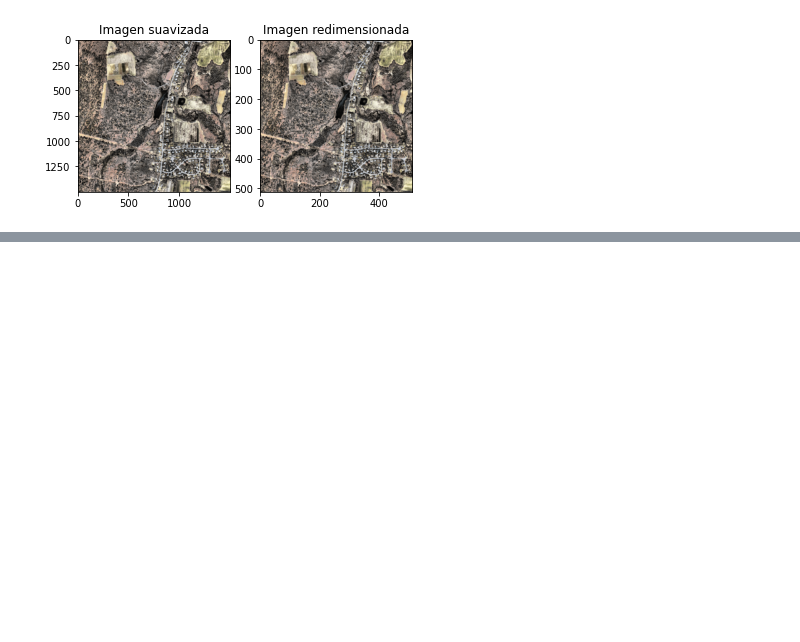
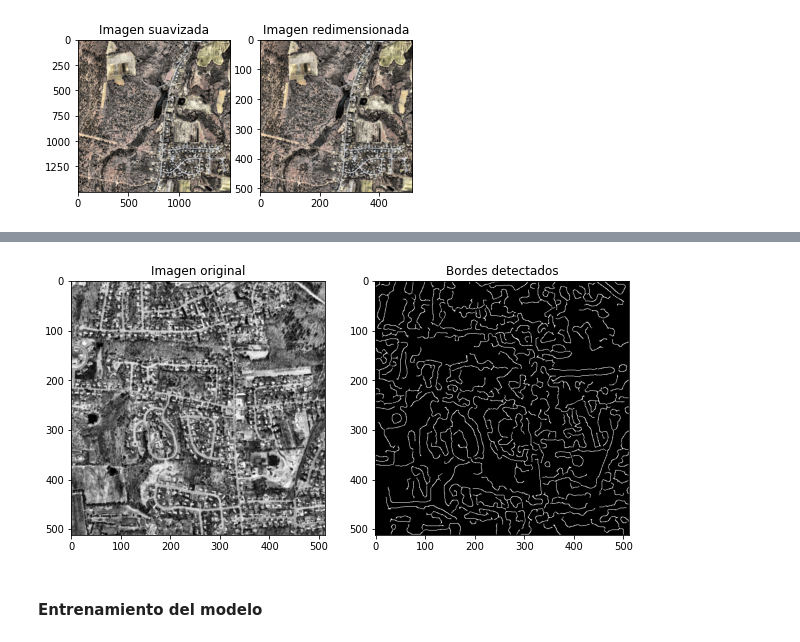
Before and after one commit to borjasoutoprego/PIVA, a Jupyter notebook: p2/p2.ipynb, the cells around one changed output, grey strips where cells are left out. Saved outputs shown, nothing was run; the diff lists cells and outputs as text; code cells hidden in the pictures; blank space fills up the shorter version.

```diff
--- a/p2/p2.ipynb
+++ b/p2/p2.ipynb
@@ -77,0 +102,25 @@ plt.show()
+# %%
+# convert resized_data to grayscale in one line
+gray_resized_data = [np.dot(img[...,:3], [0.299, 0.587, 0.114]) for img in resized_data]
+# %%
+from skimage import feature
+
+# Detección de bordes utilizando el operador Canny
+# convertir resized_data a escala de grises
+edges = []
+for i in range(len(gray_resized_data)):
+    edge = feature.canny(gray_resized_data[i], sigma=4, low_threshold=0.05, high_threshold=0.2)
+    edges.append(edge)
+
+# Visualización de la imagen original y los bordes detectados
+import matplotlib.pyplot as plt
+fig, (ax1, ax2) = plt.subplots(1, 2, figsize=(10, 5))
+ax1.imshow(gray_resized_data[2], cmap='gray')
+ax1.set_title('Imagen original')
+ax2.imshow(edges[2], cmap='gray')
+ax2.set_title('Bordes detectados')
+plt.show()
+# %% [output]
+[figure, added]
+# %% [markdown]
+#### Entrenamiento del modelo
```
Also changed, not shown: parts of 3 cells of this notebook.
